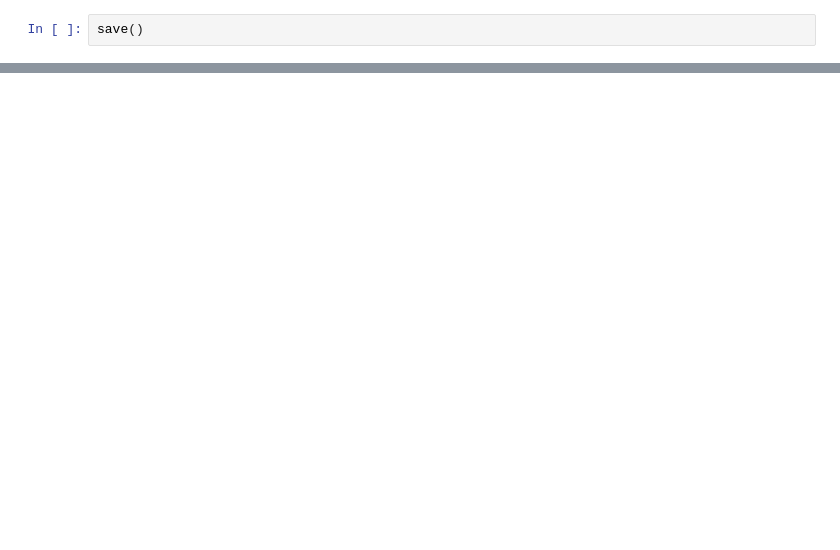
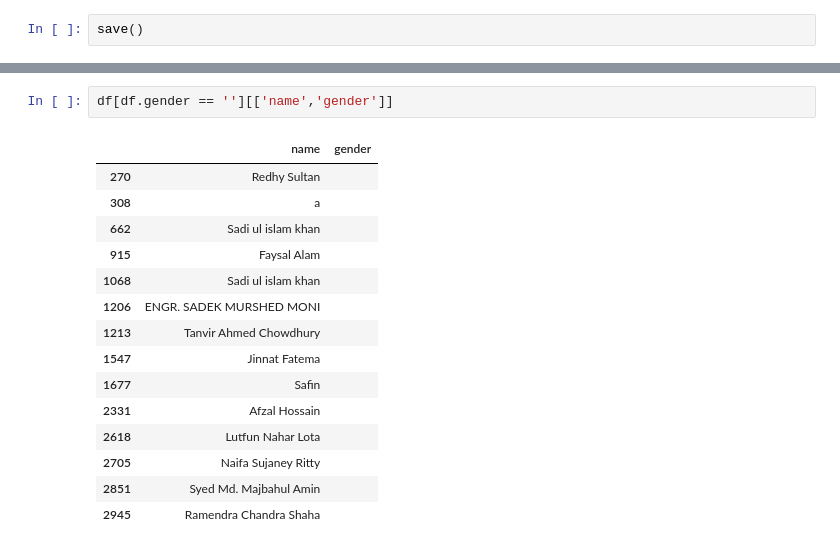
Before and after one commit to meTowhid/ResumeRecommendation, a Jupyter notebook: raw/DataCleanup.ipynb, the cells around one changed output, grey strips where cells are left out. Cells and saved outputs as stored; diff of their text form; blank space fills up the shorter version.

```diff
--- a/raw/DataCleanup.ipynb
+++ b/raw/DataCleanup.ipynb
@@ -58,0 +87,18 @@ save()
+# %%
+df[df.gender == ''][['name','gender']]
+# %% [output]
+|  | name | gender |
+| 270 | Redhy Sultan |  |
+| 308 | a |  |
+| 662 | Sadi ul islam khan |  |
+| 915 | Faysal Alam |  |
+| 1068 | Sadi ul islam khan |  |
+| 1206 | ENGR. SADEK MURSHED MONI |  |
+| 1213 | Tanvir Ahmed Chowdhury |  |
+| 1547 | Jinnat Fatema |  |
+| 1677 | Safin |  |
+| 2331 | Afzal Hossain |  |
+| 2618 | Lutfun Nahar Lota |  |
+| 2705 | Naifa Sujaney Ritty |  |
+| 2851 | Syed Md. Majbahul Amin |  |
+| 2945 | Ramendra Chandra Shaha |  |
```
Also changed, not shown: parts of 6 cells of this notebook, 1 other file.
